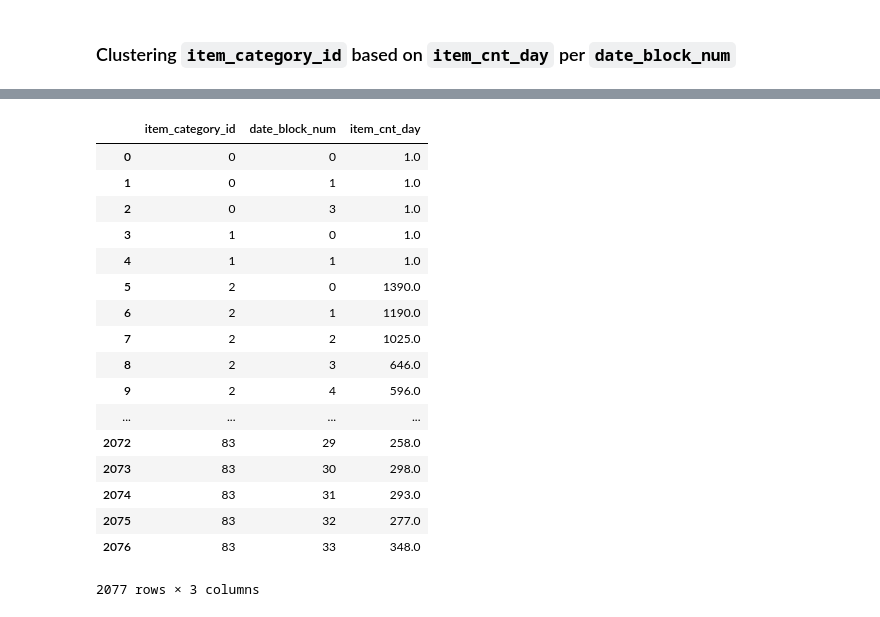
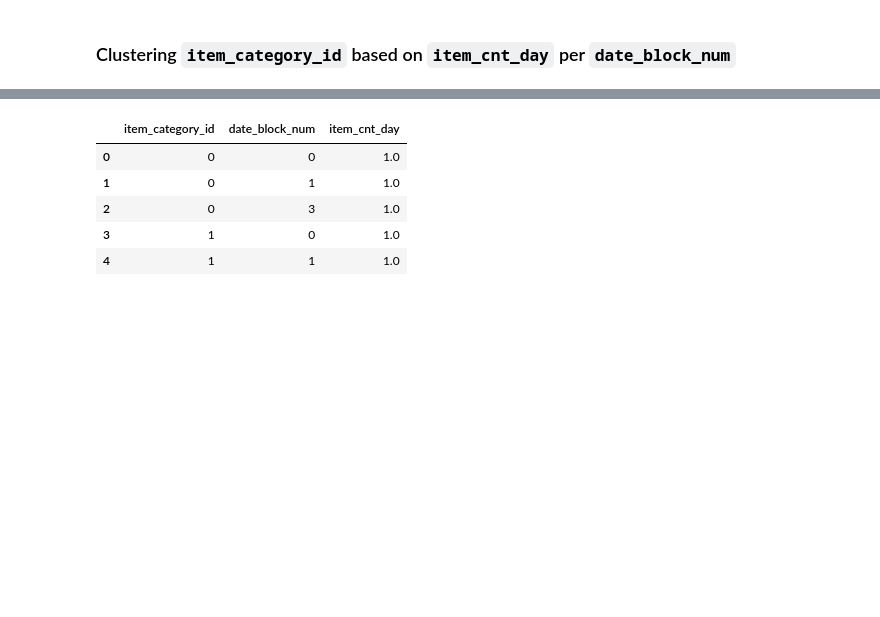
Before and after one commit to iamkrut/Predict-Future-Sales, a Jupyter notebook: Clustering.ipynb, the cells around one changed output, grey strips where cells are left out. Drawn from its saved outputs; the diff is of its cells as text; code cells hidden in the pictures; blank space fills up the shorter version.

```diff
--- a/Clustering.ipynb
+++ b/Clustering.ipynb
@@ -176,26 +175,14 @@ fig.show()
 # %% [output]
 [interactive output not drawn]
 # %%
-grouped_sales_train
+grouped_sales_train.head()
 # %% [output]
 |  | item_category_id | date_block_num | item_cnt_day |
 | 0 | 0 | 0 | 1.0 |
 | 1 | 0 | 1 | 1.0 |
 | 2 | 0 | 3 | 1.0 |
 | 3 | 1 | 0 | 1.0 |
 | 4 | 1 | 1 | 1.0 |
-| 5 | 2 | 0 | 1390.0 |
-| 6 | 2 | 1 | 1190.0 |
-| 7 | 2 | 2 | 1025.0 |
-| 8 | 2 | 3 | 646.0 |
-| 9 | 2 | 4 | 596.0 |
-| ... | ... | ... | ... |
-| 2072 | 83 | 29 | 258.0 |
-| 2073 | 83 | 30 | 298.0 |
-| 2074 | 83 | 31 | 293.0 |
-| 2075 | 83 | 32 | 277.0 |
-| 2076 | 83 | 33 | 348.0 |
-2077 rows × 3 columns
 # %%
 # Creating a timeseries df
 cat_timeSeries = pd.DataFrame()
```
Also changed, not shown: parts of 9 cells of this notebook.
